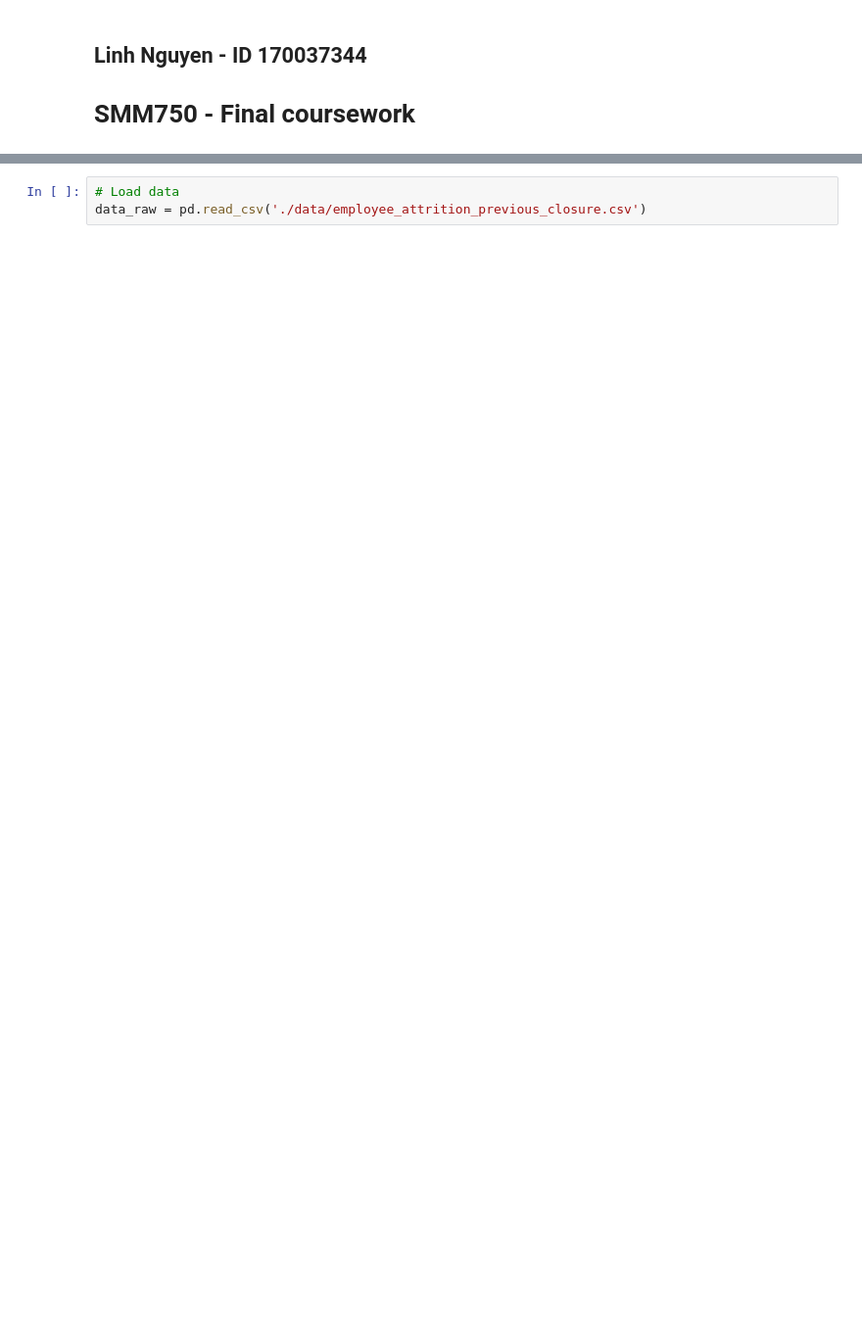
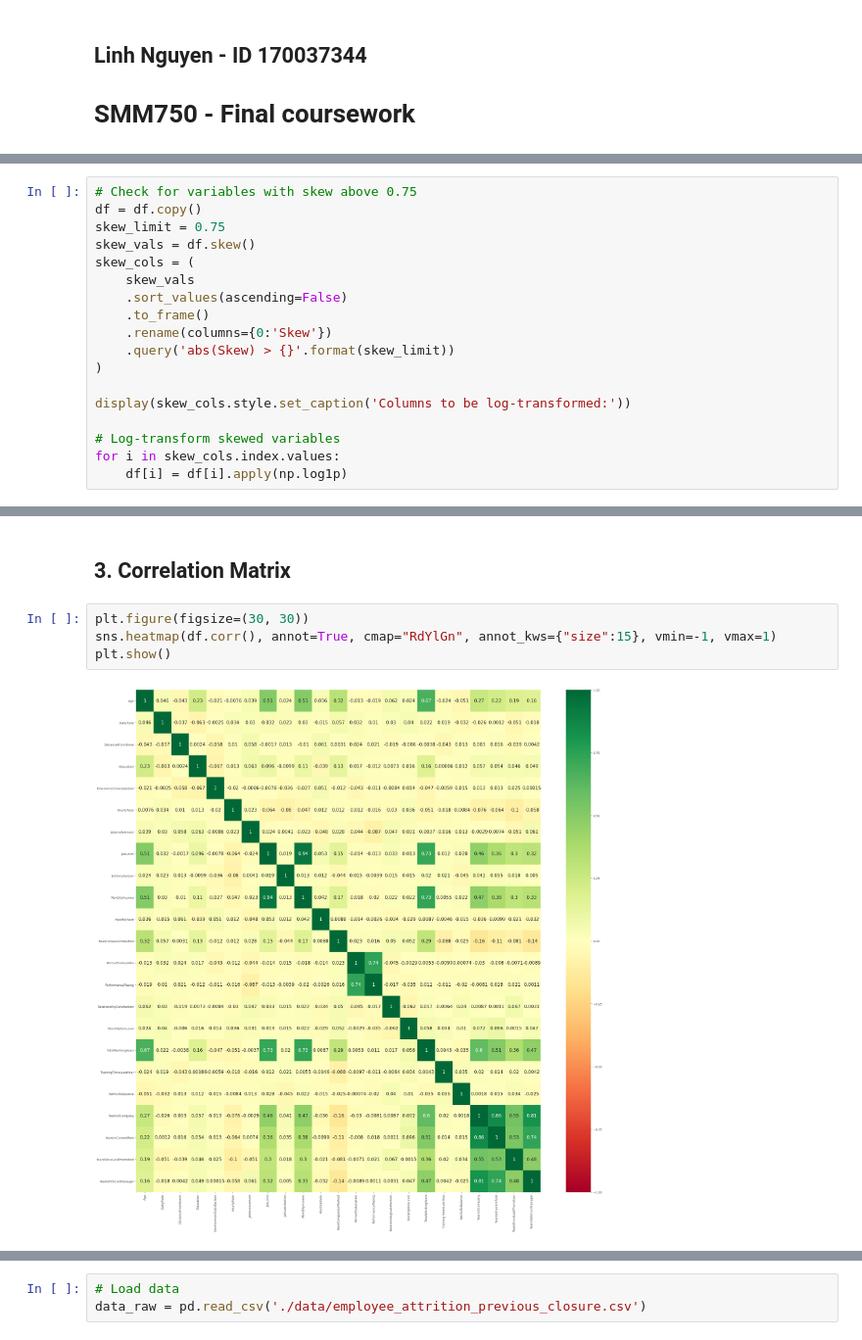
Before and after one commit to jill-data/severance-package-optimisation, a Jupyter notebook: Code_Final coursework.ipynb, the cells around one changed output, grey strips where cells are left out. Shown at 98% size. Cells and saved outputs as stored; diff of their text form; blank space fills up the shorter version.

```diff
--- a/Code_Final coursework.ipynb
+++ b/Code_Final coursework.ipynb
@@ -16,0 +191,18 @@ from sklearn.preprocessing import OneHotEncoder, StandardScaler
+# %%
+# Check for variables with skew above 0.75
+df = df.copy()
+skew_limit = 0.75
+skew_vals = df.skew()
+skew_cols = (
+    skew_vals
+    .sort_values(ascending=False)
+    .to_frame()
+    .rename(columns={0:'Skew'})
+    .query('abs(Skew) > {}'.format(skew_limit))
+)
+
+display(skew_cols.style.set_caption('Columns to be log-transformed:'))
+
+# Log-transform skewed variables
+for i in skew_cols.index.values:
+    df[i] = df[i].apply(np.log1p)
@@ -16,0 +224,8 @@ from sklearn.preprocessing import OneHotEncoder, StandardScaler
+# %% [markdown]
+## 3. Correlation Matrix
+# %%
+plt.figure(figsize=(30, 30))
+sns.heatmap(df.corr(), annot=True, cmap="RdYlGn", annot_kws={"size":15}, vmin=-1, vmax=1)
+plt.show()
+# %% [output]
+[figure, added]
```
Also changed, not shown: parts of 102 cells of this notebook, 33 other files.
